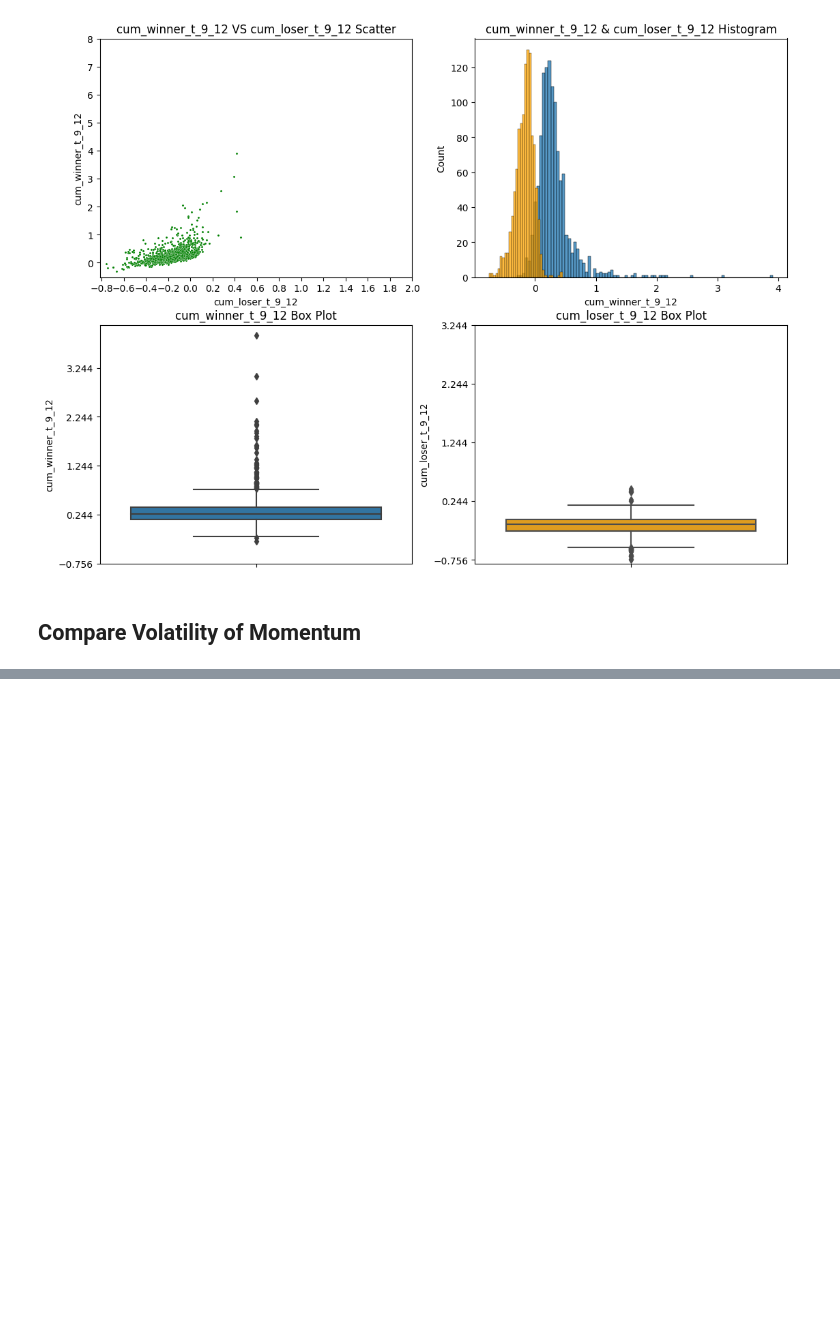
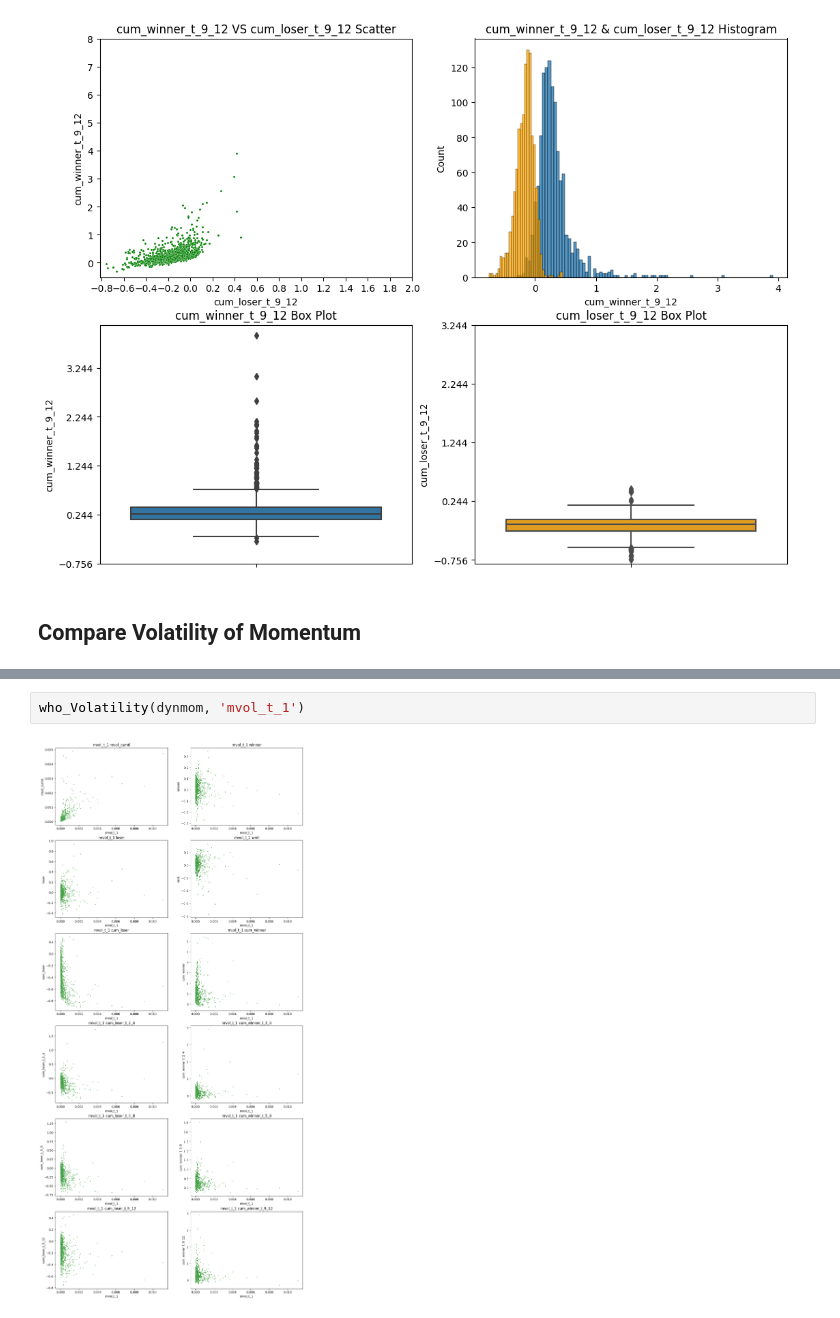
Before and after one commit to namwootree/UNIST_AICP, a Jupyter notebook: Visualization.ipynb, the cells around one changed output, grey strips where cells are left out. Saved outputs shown, nothing was run; the diff lists cells and outputs as text; blank space fills up the shorter version.

```diff
--- a/Visualization.ipynb
+++ b/Visualization.ipynb
@@ -476,0 +607,4 @@ for t in [i for i in dynmom.columns if 'mvol_t_' in i]:
+# %%
+who_Volatility(dynmom, 'mvol_t_1')
+# %% [output]
+[figure, added]
```
Also changed, not shown: parts of 16 cells of this notebook.
